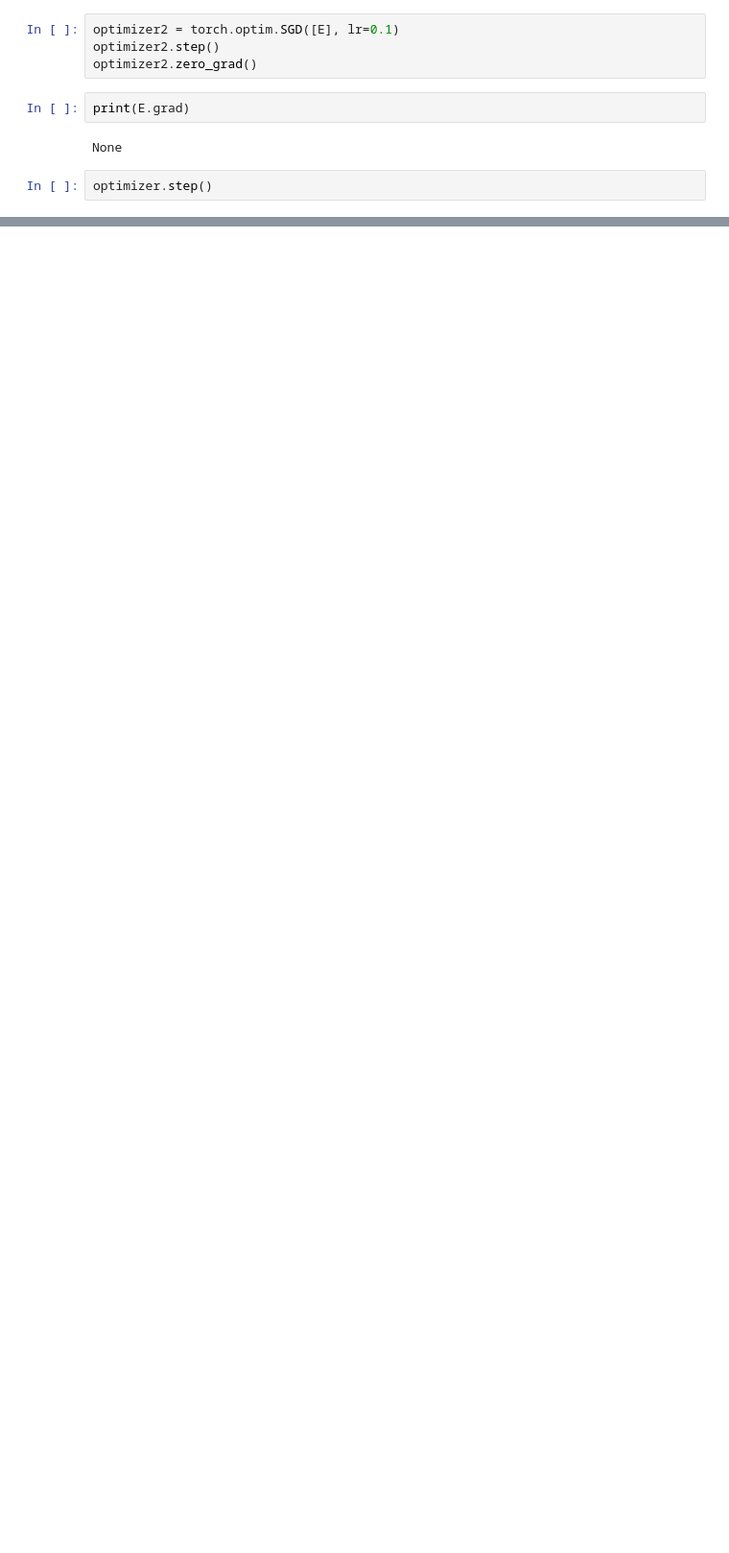
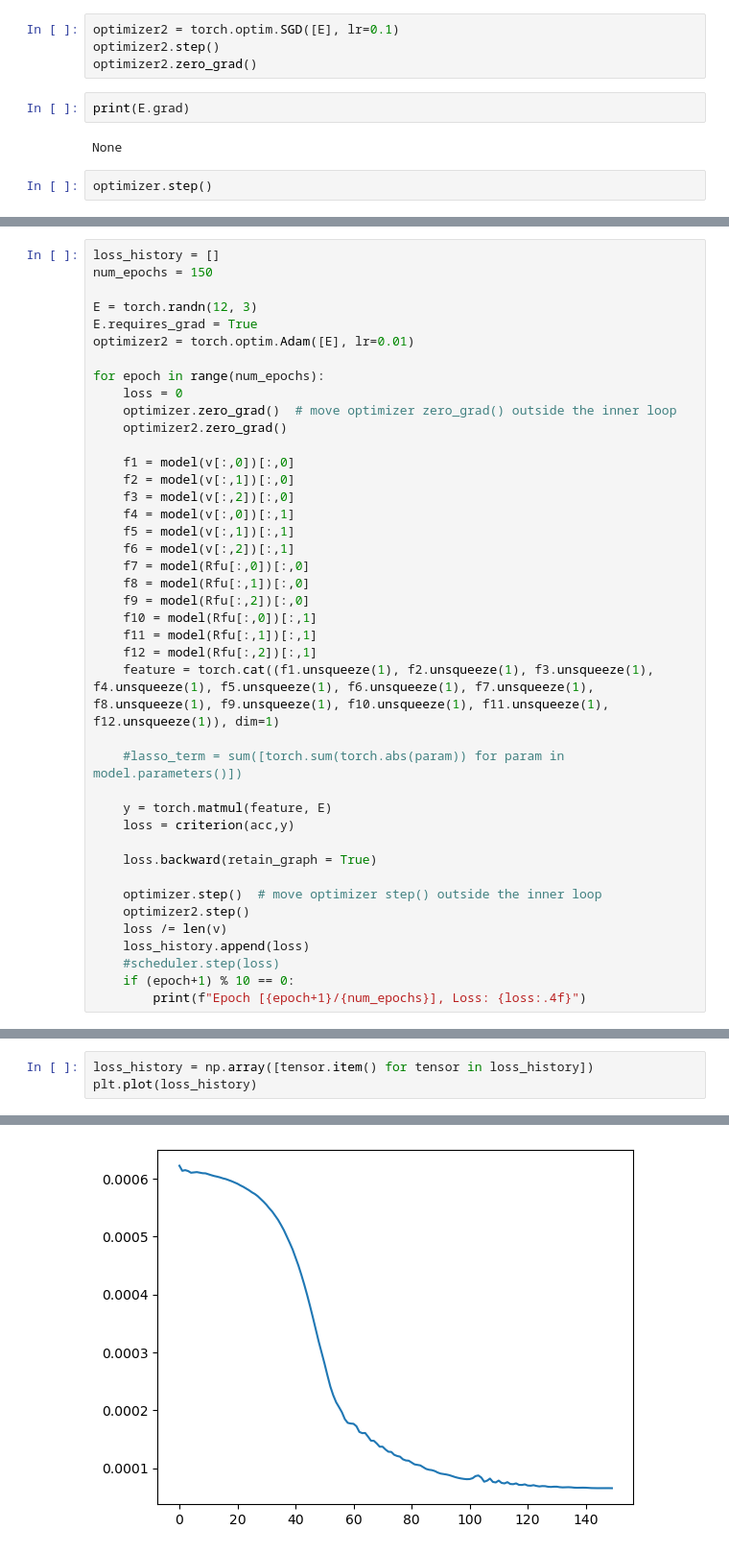
Before and after one commit to Arunabh17/Nonlinear_System_Identification, a Jupyter notebook: SINDy Pytorch.ipynb, the cells around one changed output, grey strips where cells are left out. Shown at 96% size. Saved outputs shown, nothing was run; the diff lists cells and outputs as text; blank space fills up the shorter version.

```diff
--- a/SINDy Pytorch.ipynb
+++ b/SINDy Pytorch.ipynb
@@ -200,0 +172,41 @@ linear5.bias tensor([0.3342, 0.2673])
+# %%
+loss_history = []
+num_epochs = 150
+
+E = torch.randn(12, 3)
+E.requires_grad = True
+optimizer2 = torch.optim.Adam([E], lr=0.01)
+
+for epoch in range(num_epochs):
+    loss = 0
+    optimizer.zero_grad()  # move optimizer zero_grad() outside the inner loop
+    optimizer2.zero_grad()
+
+    f1 = model(v[:,0])[:,0]
+    f2 = model(v[:,1])[:,0]
+    f3 = model(v[:,2])[:,0]
+    f4 = model(v[:,0])[:,1]
+    f5 = model(v[:,1])[:,1]
+    f6 = model(v[:,2])[:,1]
+    f7 = model(Rfu[:,0])[:,0]
+    f8 = model(Rfu[:,1])[:,0]
+    f9 = model(Rfu[:,2])[:,0]
+    f10 = model(Rfu[:,0])[:,1]
+    f11 = model(Rfu[:,1])[:,1]
+    f12 = model(Rfu[:,2])[:,1]
+    feature = torch.cat((f1.unsqueeze(1), f2.unsqueeze(1), f3.unsqueeze(1), f4.unsqueeze(1), f5.unsqueeze(1), f6.unsqueeze(1), f7.unsqueeze(1), f8.unsqueeze(1), f9.unsqueeze(1), f10.unsqueeze(1), f11.unsqueeze(1), f12.unsqueeze(1)), dim=1)
+
+    #lasso_term = sum([torch.sum(torch.abs(param)) for param in model.parameters()])
+
+    y = torch.matmul(feature, E)
+    loss = criterion(acc,y)
+
+    loss.backward(retain_graph = True)
+
+    optimizer.step()  # move optimizer step() outside the inner loop
+    optimizer2.step()
+    loss /= len(v)
+    loss_history.append(loss)
+    #scheduler.step(loss)
+    if (epoch+1) % 10 == 0:
+        print(f"Epoch [{epoch+1}/{num_epochs}], Loss: {loss:.4f}")
@@ -200,0 +262,4 @@ linear5.bias tensor([0.3342, 0.2673])
+# %%
+loss_history = np.array([tensor.item() for tensor in loss_history])
+plt.plot(loss_history)
+# %% [output]
@@ -200,0 +267 @@ linear5.bias tensor([0.3342, 0.2673])
+[figure, added]
```
Also changed, not shown: parts of 13 cells of this notebook.
